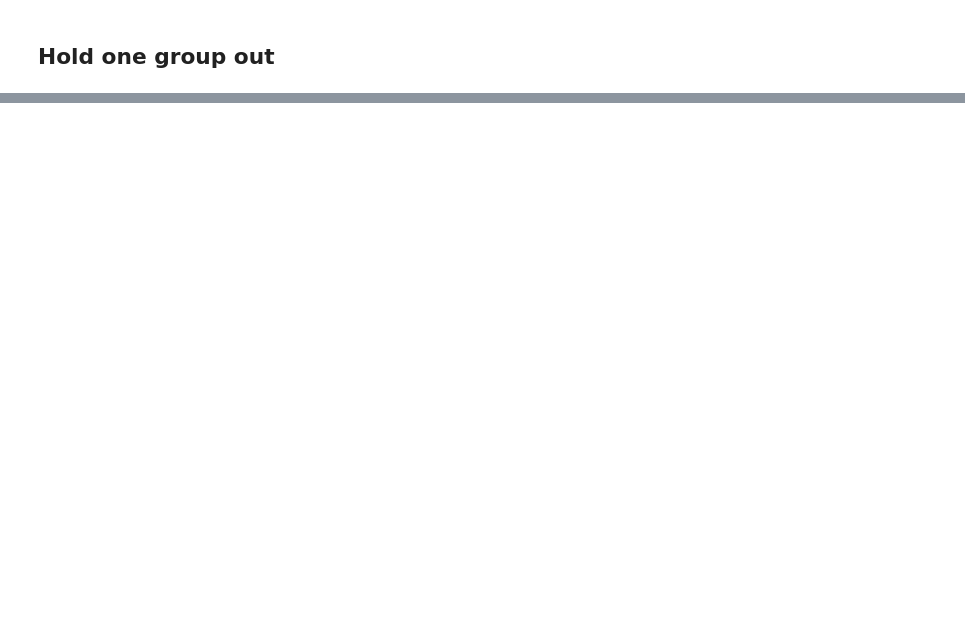
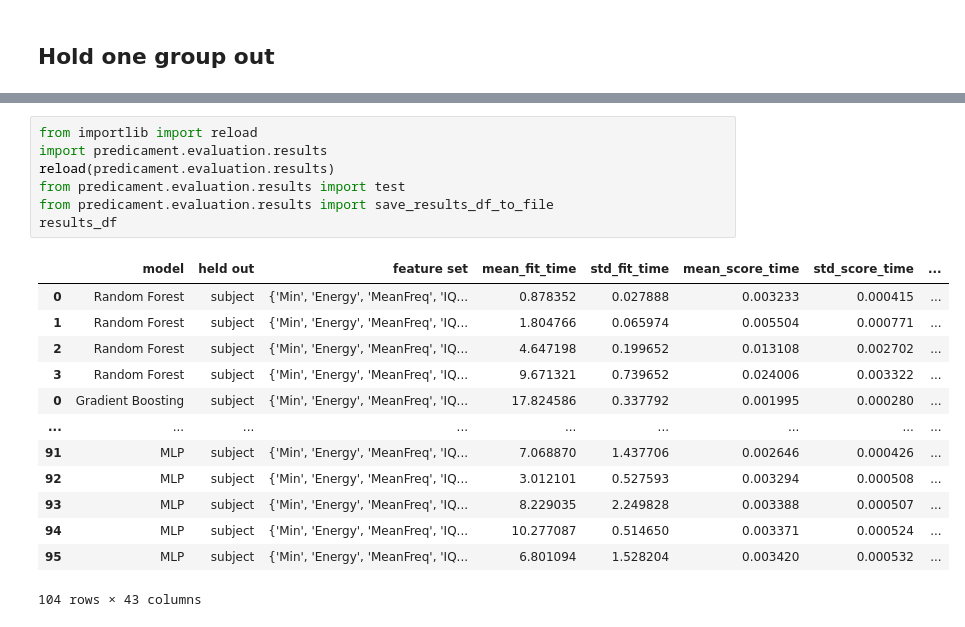
Before and after one commit to lukedickens/predicament, a Jupyter notebook: notebooks/featured_eeg_prediction.ipynb, the cells around one changed output, grey strips where cells are left out. Saved outputs shown, nothing was run; the diff lists cells and outputs as text; blank space fills up the shorter version.

```diff
--- a/notebooks/featured_eeg_prediction.ipynb
+++ b/notebooks/featured_eeg_prediction.ipynb
@@ -326,0 +354,21 @@ for name, model in models.items():
+# %%
+from importlib import reload
+import predicament.evaluation.results
+reload(predicament.evaluation.results)
+from predicament.evaluation.results import test
+from predicament.evaluation.results import save_results_df_to_file
+results_df
+# %% [output]
+|  | model | held out | feature set | mean_fit_time | std_fit_time | mean_score_time | std_score_time | ... |
+| 0 | Random Forest | subject | {'Min', 'Energy', 'MeanFreq', 'IQ... | 0.878352 | 0.027888 | 0.003233 | 0.000415 | ... |
+| 1 | Random Forest | subject | {'Min', 'Energy', 'MeanFreq', 'IQ... | 1.804766 | 0.065974 | 0.005504 | 0.000771 | ... |
+| 2 | Random Forest | subject | {'Min', 'Energy', 'MeanFreq', 'IQ... | 4.647198 | 0.199652 | 0.013108 | 0.002702 | ... |
+| 3 | Random Forest | subject | {'Min', 'Energy', 'MeanFreq', 'IQ... | 9.671321 | 0.739652 | 0.024006 | 0.003322 | ... |
+| 0 | Gradient Boosting | subject | {'Min', 'Energy', 'MeanFreq', 'IQ... | 17.824586 | 0.337792 | 0.001995 | 0.000280 | ... |
+| ... | ... | ... | ... | ... | ... | ... | ... | ... |
+| 91 | MLP | subject | {'Min', 'Energy', 'MeanFreq', 'IQ... | 7.068870 | 1.437706 | 0.002646 | 0.000426 | ... |
+| 92 | MLP | subject | {'Min', 'Energy', 'MeanFreq', 'IQ... | 3.012101 | 0.527593 | 0.003294 | 0.000508 | ... |
+| 93 | MLP | subject | {'Min', 'Energy', 'MeanFreq', 'IQ... | 8.229035 | 2.249828 | 0.003388 | 0.000507 | ... |
+| 94 | MLP | subject | {'Min', 'Energy', 'MeanFreq', 'IQ... | 10.277087 | 0.514650 | 0.003371 | 0.000524 | ... |
+| 95 | MLP | subject | {'Min', 'Energy', 'MeanFreq', 'IQ... | 6.801094 | 1.528204 | 0.003420 | 0.000532 | ... |
+104 rows × 43 columns
```
Also changed, not shown: parts of 38 cells of this notebook, 9 other files.
